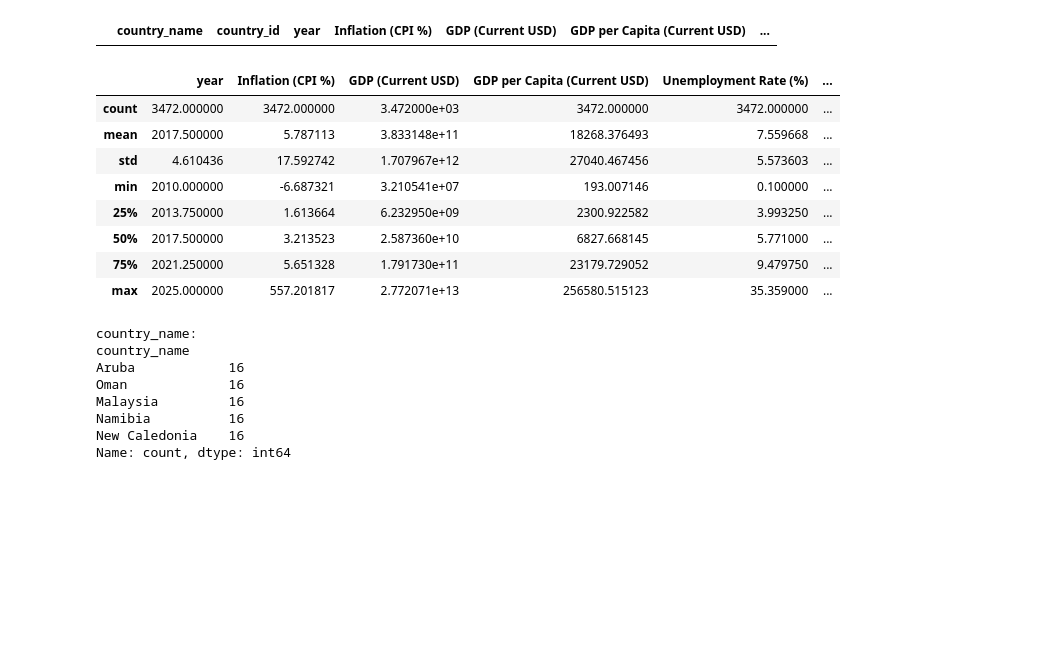
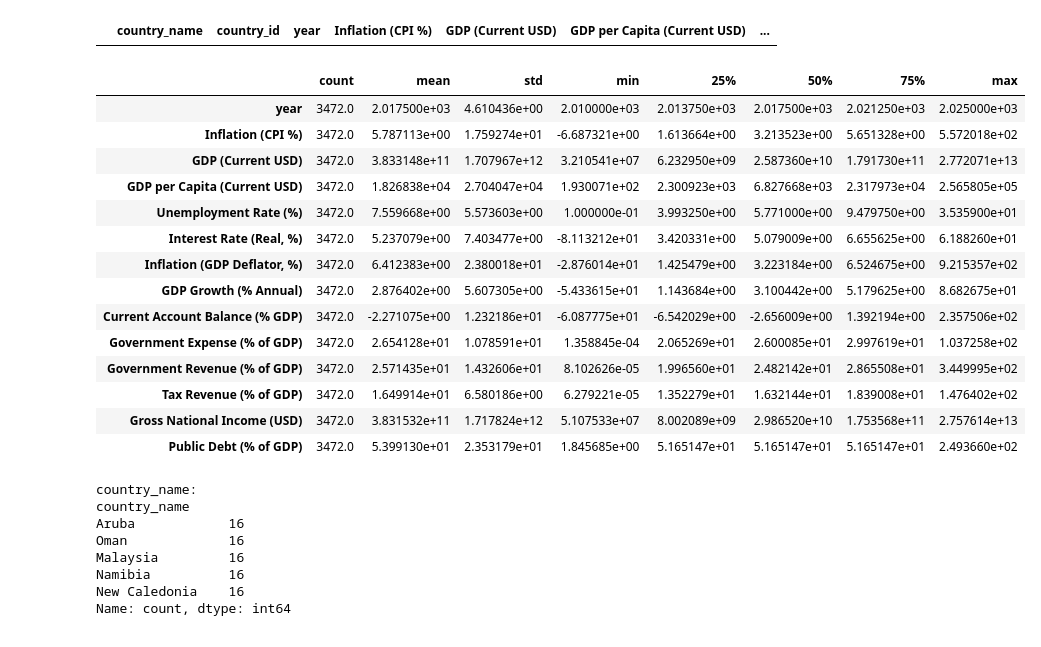
Before and after one commit to Clubbeb/LEC1-Grupo7, a Jupyter notebook: trab.ipynb, the cells around one changed output. Drawn from its saved outputs; the diff is of its cells as text; code cells hidden in the pictures; blank space fills up the shorter version.

```diff
--- a/trab.ipynb
+++ b/trab.ipynb
@@ -78,17 +78,23 @@ df[(df["Unemployment Rate (%)"] < 0) | (df["Unemployment Rate (%)"] > 50)]
 |  | country_name | country_id | year | Inflation (CPI %) | GDP (Current USD) | GDP per Capita (Current USD) | ... |
 # %%
 # Estadísticos de las numéricas
-df[num_cols].describe()
+df[num_cols].describe().T
 # %% [output]
-|  | year | Inflation (CPI %) | GDP (Current USD) | GDP per Capita (Current USD) | Unemployment Rate (%) | ... |
-| count | 3472.000000 | 3472.000000 | 3.472000e+03 | 3472.000000 | 3472.000000 | ... |
-| mean | 2017.500000 | 5.787113 | 3.833148e+11 | 18268.376493 | 7.559668 | ... |
-| std | 4.610436 | 17.592742 | 1.707967e+12 | 27040.467456 | 5.573603 | ... |
-| min | 2010.000000 | -6.687321 | 3.210541e+07 | 193.007146 | 0.100000 | ... |
-| 25% | 2013.750000 | 1.613664 | 6.232950e+09 | 2300.922582 | 3.993250 | ... |
-| 50% | 2017.500000 | 3.213523 | 2.587360e+10 | 6827.668145 | 5.771000 | ... |
-| 75% | 2021.250000 | 5.651328 | 1.791730e+11 | 23179.729052 | 9.479750 | ... |
-| max | 2025.000000 | 557.201817 | 2.772071e+13 | 256580.515123 | 35.359000 | ... |
+|  | count | mean | std | min | 25% | 50% | 75% | max |
+| year | 3472.0 | 2.017500e+03 | 4.610436e+00 | 2.010000e+03 | 2.013750e+03 | 2.017500e+03 | 2.021250e+03 | 2.025000e+03 |
+| Inflation (CPI %) | 3472.0 | 5.787113e+00 | 1.759274e+01 | -6.687321e+00 | 1.613664e+00 | 3.213523e+00 | 5.651328e+00 | 5.572018e+02 |
+| GDP (Current USD) | 3472.0 | 3.833148e+11 | 1.707967e+12 | 3.210541e+07 | 6.232950e+09 | 2.587360e+10 | 1.791730e+11 | 2.772071e+13 |
+| GDP per Capita (Current USD) | 3472.0 | 1.826838e+04 | 2.704047e+04 | 1.930071e+02 | 2.300923e+03 | 6.827668e+03 | 2.317973e+04 | 2.565805e+05 |
+| Unemployment Rate (%) | 3472.0 | 7.559668e+00 | 5.573603e+00 | 1.000000e-01 | 3.993250e+00 | 5.771000e+00 | 9.479750e+00 | 3.535900e+01 |
+| Interest Rate (Real, %) | 3472.0 | 5.237079e+00 | 7.403477e+00 | -8.113212e+01 | 3.420331e+00 | 5.079009e+00 | 6.655625e+00 | 6.188260e+01 |
+| Inflation (GDP Deflator, %) | 3472.0 | 6.412383e+00 | 2.380018e+01 | -2.876014e+01 | 1.425479e+00 | 3.223184e+00 | 6.524675e+00 | 9.215357e+02 |
+| GDP Growth (% Annual) | 3472.0 | 2.876402e+00 | 5.607305e+00 | -5.433615e+01 | 1.143684e+00 | 3.100442e+00 | 5.179625e+00 | 8.682675e+01 |
+| Current Account Balance (% GDP) | 3472.0 | -2.271075e+00 | 1.232186e+01 | -6.087775e+01 | -6.542029e+00 | -2.656009e+00 | 1.392194e+00 | 2.357506e+02 |
+| Government Expense (% of GDP) | 3472.0 | 2.654128e+01 | 1.078591e+01 | 1.358845e-04 | 2.065269e+01 | 2.600085e+01 | 2.997619e+01 | 1.037258e+02 |
+| Government Revenue (% of GDP) | 3472.0 | 2.571435e+01 | 1.432606e+01 | 8.102626e-05 | 1.996560e+01 | 2.482142e+01 | 2.865508e+01 | 3.449995e+02 |
+| Tax Revenue (% of GDP) | 3472.0 | 1.649914e+01 | 6.580186e+00 | 6.279221e-05 | 1.352279e+01 | 1.632144e+01 | 1.839008e+01 | 1.476402e+02 |
+| Gross National Income (USD) | 3472.0 | 3.831532e+11 | 1.717824e+12 | 5.107533e+07 | 8.002089e+09 | 2.986520e+10 | 1.753568e+11 | 2.757614e+13 |
+| Public Debt (% of GDP) | 3472.0 | 5.399130e+01 | 2.353179e+01 | 1.845685e+00 | 5.165147e+01 | 5.165147e+01 | 5.165147e+01 | 2.493660e+02 |
 # %%
 # Resumen de variables categóricas
 for c in cat_cols:
```
Also changed, not shown: parts of 1 cell of this notebook.
